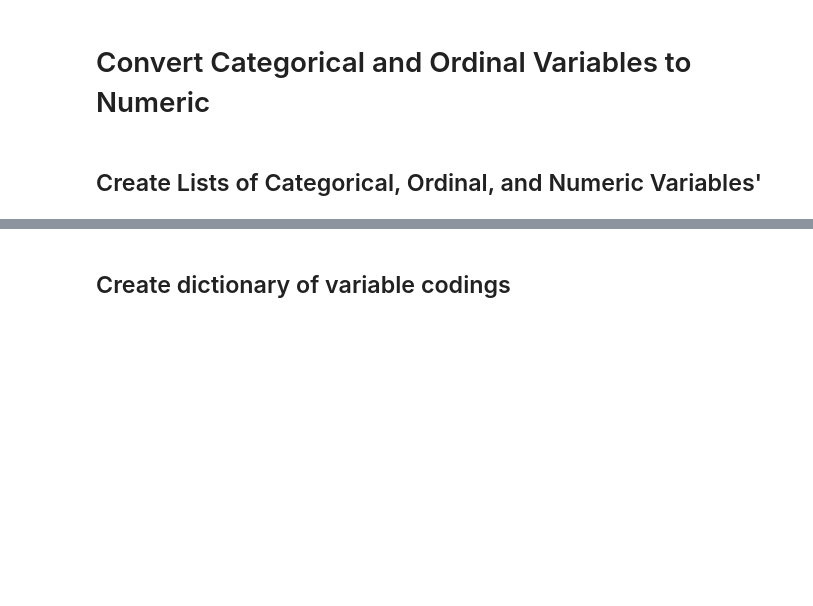
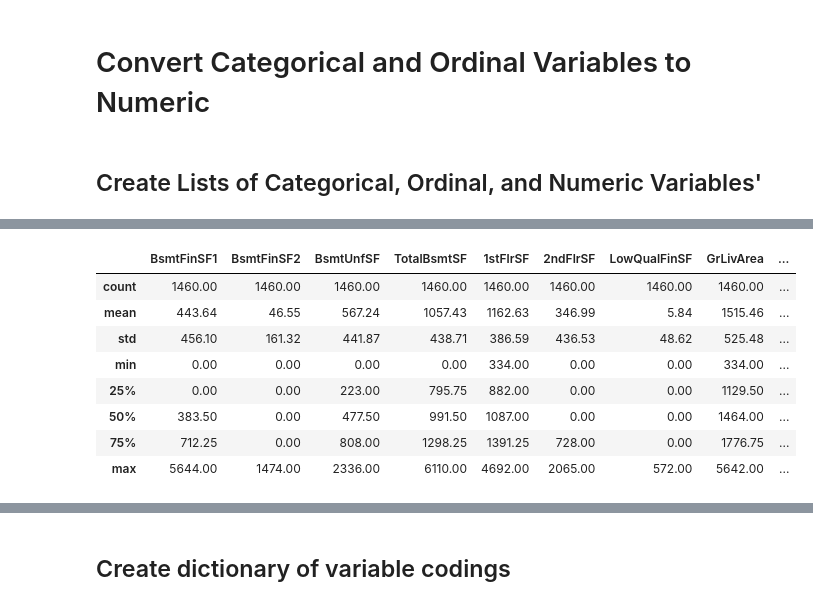
Before and after one commit to AaronMartin78/Kaggle-Competition-Housing-Prices-I, a Jupyter notebook: Data_Inspection_Vars_28_54.ipynb, the cells around one changed output, grey strips where cells are left out. Drawn from its saved outputs; the diff is of its cells as text; code cells hidden in the pictures; blank space fills up the shorter version.

```diff
--- a/Data_Inspection_Vars_28_54.ipynb
+++ b/Data_Inspection_Vars_28_54.ipynb
@@ -153,0 +416,13 @@ numeric_vars = ['BsmtFinSF1', 'BsmtFinSF2', 'BsmtUnfSF', 'TotalBsmtSF', '1stFlrS
+# %%
+# Numric variables
+display(df_numeric_vars.describe().round(2))
+# %% [output]
+|  | BsmtFinSF1 | BsmtFinSF2 | BsmtUnfSF | TotalBsmtSF | 1stFlrSF | 2ndFlrSF | LowQualFinSF | GrLivArea | ... |
+| count | 1460.00 | 1460.00 | 1460.00 | 1460.00 | 1460.00 | 1460.00 | 1460.00 | 1460.00 | ... |
+| mean | 443.64 | 46.55 | 567.24 | 1057.43 | 1162.63 | 346.99 | 5.84 | 1515.46 | ... |
+| std | 456.10 | 161.32 | 441.87 | 438.71 | 386.59 | 436.53 | 48.62 | 525.48 | ... |
+| min | 0.00 | 0.00 | 0.00 | 0.00 | 334.00 | 0.00 | 0.00 | 334.00 | ... |
+| 25% | 0.00 | 0.00 | 223.00 | 795.75 | 882.00 | 0.00 | 0.00 | 1129.50 | ... |
+| 50% | 383.50 | 0.00 | 477.50 | 991.50 | 1087.00 | 0.00 | 0.00 | 1464.00 | ... |
+| 75% | 712.25 | 0.00 | 808.00 | 1298.25 | 1391.25 | 728.00 | 0.00 | 1776.75 | ... |
+| max | 5644.00 | 1474.00 | 2336.00 | 6110.00 | 4692.00 | 2065.00 | 572.00 | 5642.00 | ... |
```
Also changed, not shown: parts of 39 cells of this notebook, 1 other file.
